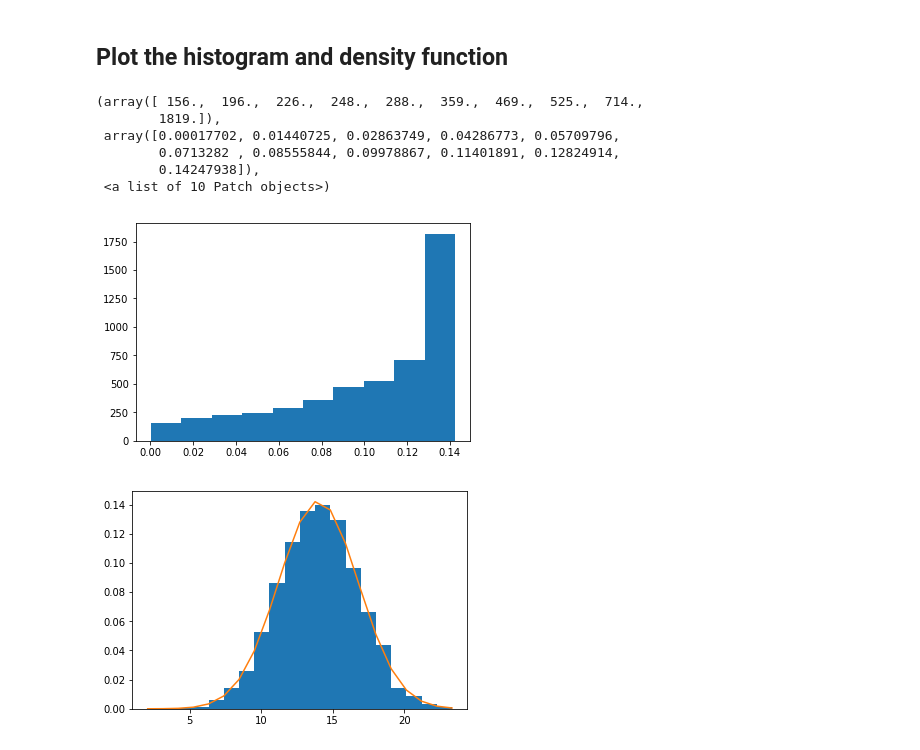
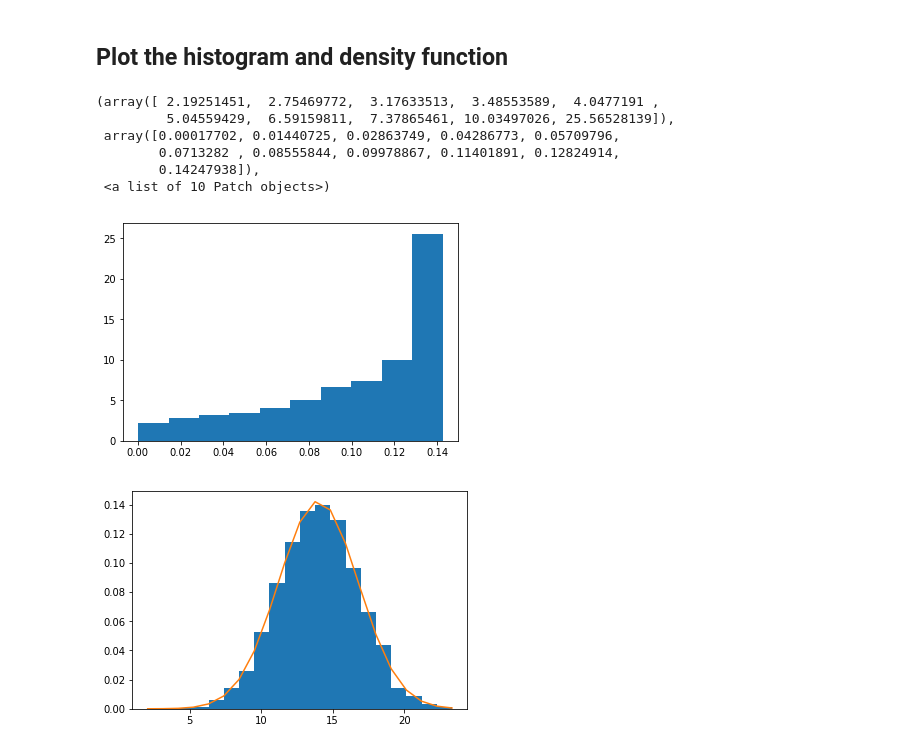
Before and after one commit to ortsed/dsc-normal-distribution-lab-dc-ds-career-042219, a Jupyter notebook: index.ipynb, the cells around one changed output. Drawn from its saved outputs; the diff is of its cells as text; code cells hidden in the pictures.

```diff
--- a/index.ipynb
+++ b/index.ipynb
@@ -61,15 +61,15 @@ density = [dens(x) for x in nrm]
 ## Plot the histogram and density function
 # %%
 #plt.scatter(nrm, density)
-plt.hist(density)
+plt.hist(density, density=True)
 # %% [output]
-(array([ 156.,  196.,  226.,  248.,  288.,  359.,  469.,  525.,  714.,
-        1819.]),
+(array([ 2.19251451,  2.75469772,  3.17633513,  3.48553589,  4.0477191 ,
+         5.04559429,  6.59159811,  7.37865461, 10.03497026, 25.56528139]),
  array([0.00017702, 0.01440725, 0.02863749, 0.04286773, 0.05709796,
         0.0713282 , 0.08555844, 0.09978867, 0.11401891, 0.12824914,
         0.14247938]),
  <a list of 10 Patch objects>)
-[figure, old version]
+[figure, new version]
 # %%
 # Plot histogram along with the density function
 # %% [output]
```
